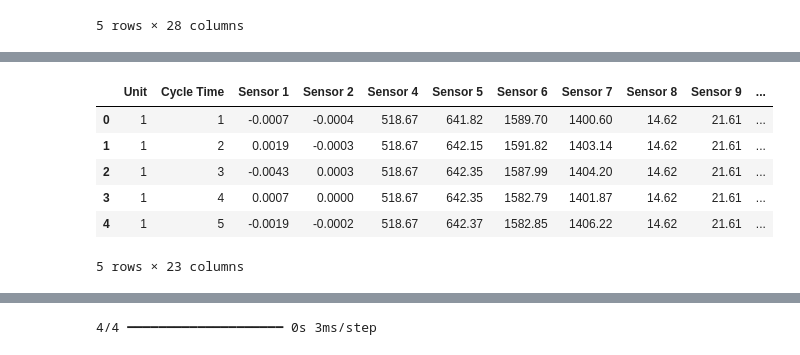
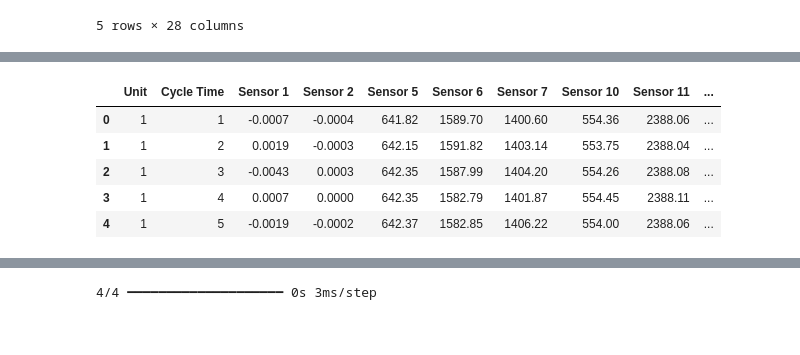
Before and after one commit to RandomKiddo/HackAI2026, a Jupyter notebook: src/Project.ipynb, the cells around one changed output, grey strips where cells are left out. Drawn from its saved outputs; the diff is of its cells as text; code cells hidden in the pictures.

```diff
--- a/src/Project.ipynb
+++ b/src/Project.ipynb
@@ -19,7 +22,7 @@ path = kh.dataset_download("palbha/cmapss-jet-engine-simulated-data")
 # %% [output]
 Warning: Looks like you're using an outdated `kagglehub` version (installed: 0.3.13), please consider upgrading to the latest version (1.0.0).
 # %%
-col_names = ['Unit', 'Cycle Time'] + [f'Sensor {_+1}' for _ in range(26)]
+col_names = ['Unit', 'Cycle Time', 'Op1', 'Op2', 'Op3'] + [f'Sensor {_+1}' for _ in range(23)]
 df = pd.read_csv(os.path.join(path, 'train_FD001.txt'), sep=' ', header=None, names=col_names)
 df_test = pd.read_csv(os.path.join(path, 'test_FD001.txt'), sep=' ', header=None, names=col_names)
 # %%
@@ -41,14 +57,13 @@ with open('data_summary_FD001.txt', 'w') as f:
 # %%
-cols_to_drop = ['Sensor 3', 'Sensor 21', 'Sensor 22', 'Sensor 25', 'Sensor 26']
-relevant_sensors = [f'Sensor {_+1}' for _ in range(26) if _ not in (2, 20, 21, 24, 25)]
+cols_to_drop = ['Sensor 4', 'Sensor 8', 'Sensor 9', 'Sensor 13', 'Sensor 19', 'Sensor 21', 'Sensor 22', 'Sensor 25', 'Sensor 26']
+relevant_sensors = [f'Sensor {_+1}' for _ in range(26) if _ not in (2, 3, 7, 8, 12, 18, 20, 21, 24, 25)]
 df = df.drop(columns=cols_to_drop)
 df_test = df_test.drop(columns=cols_to_drop)
 df.head()
 # %% [output]
-|  | Unit | Cycle Time | Sensor 1 | Sensor 2 | Sensor 4 | Sensor 5 | Sensor 6 | Sensor 7 | Sensor 8 | Sensor 9 | ... |
-| 0 | 1 | 1 | -0.0007 | -0.0004 | 518.67 | 641.82 | 1589.70 | 1400.60 | 14.62 | 21.61 | ... |
-| 1 | 1 | 2 | 0.0019 | -0.0003 | 518.67 | 642.15 | 1591.82 | 1403.14 | 14.62 | 21.61 | ... |
-| 2 | 1 | 3 | -0.0043 | 0.0003 | 518.67 | 642.35 | 1587.99 | 1404.20 | 14.62 | 21.61 | ... |
-| 3 | 1 | 4 | 0.0007 | 0.0000 | 518.67 | 642.35 | 1582.79 | 1401.87 | 14.62 | 21.61 | ... |
-| 4 | 1 | 5 | -0.0019 | -0.0002 | 518.67 | 642.37 | 1582.85 | 1406.22 | 14.62 | 21.61 | ... |
+|  | Unit | Cycle Time | Sensor 1 | Sensor 2 | Sensor 5 | Sensor 6 | Sensor 7 | Sensor 10 | Sensor 11 | ... |
+| 0 | 1 | 1 | -0.0007 | -0.0004 | 641.82 | 1589.70 | 1400.60 | 554.36 | 2388.06 | ... |
+| 1 | 1 | 2 | 0.0019 | -0.0003 | 642.15 | 1591.82 | 1403.14 | 553.75 | 2388.04 | ... |
+| 2 | 1 | 3 | -0.0043 | 0.0003 | 642.35 | 1587.99 | 1404.20 | 554.26 | 2388.08 | ... |
+| 3 | 1 | 4 | 0.0007 | 0.0000 | 642.35 | 1582.79 | 1401.87 | 554.45 | 2388.11 | ... |
+| 4 | 1 | 5 | -0.0019 | -0.0002 | 642.37 | 1582.85 | 1406.22 | 554.00 | 2388.06 | ... |
-5 rows × 23 columns
```
Also changed, not shown: parts of 24 cells of this notebook, 3 other files.
